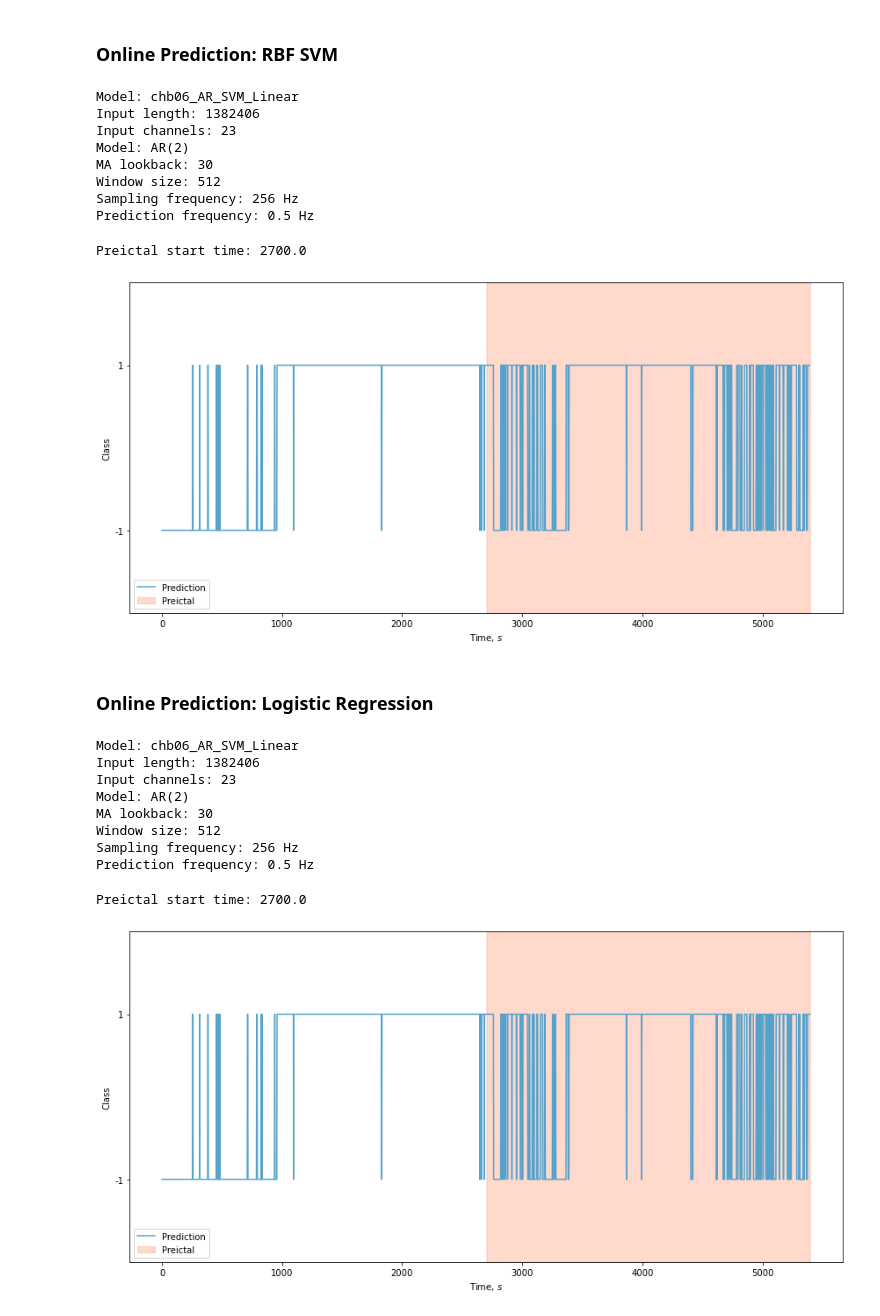
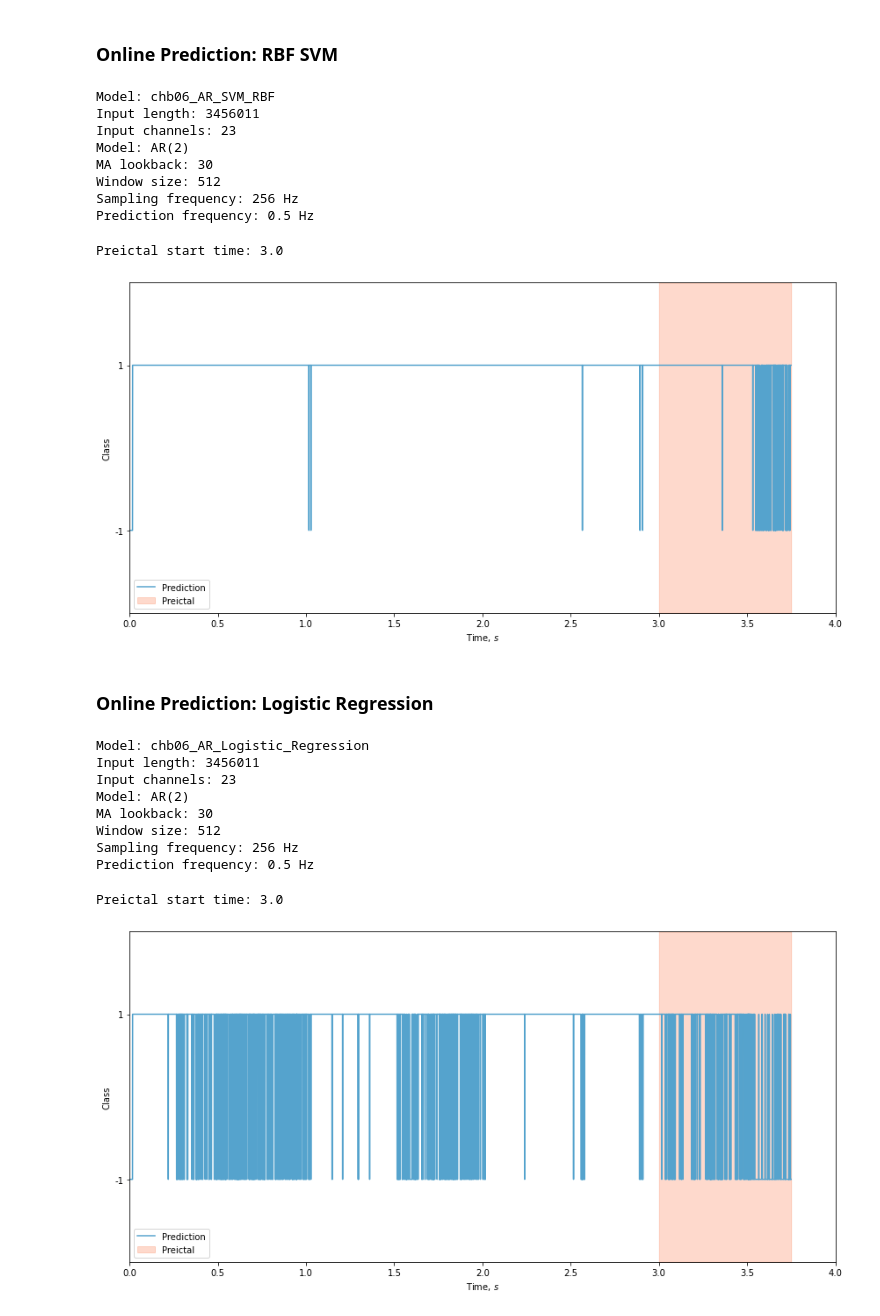
Before and after one commit to samisnotinsane/chbmit-seizure-prediction, a Jupyter notebook: evaluation/chb06_AR_RT.ipynb, the cells around one changed output. Saved outputs shown, nothing was run; the diff lists cells and outputs as text; code cells hidden in the pictures.

Commit message:
Extending chb06 interictal test set

```diff
--- a/evaluation/chb06_AR_RT.ipynb
+++ b/evaluation/chb06_AR_RT.ipynb
@@ -202,7 +209,7 @@ t_s = 1/fs               # Input signal time period
 n_c = X.shape[0]       # Number of EEG electrodes (channels)
 m = 30                   # MA parameter
 
-modelname = f'{case}_AR_SVM_Linear'
+modelname = f'{case}_AR_SVM_RBF'
 modelpath = modelroot + '/' + modelname + '.joblib'
 model = load(modelpath) # load model
 
@@ -215,8 +222,8 @@ print(f'Window size: {N}')
 print(f'Sampling frequency: {fs} Hz')
 print(f'Prediction frequency: {fp} Hz')
 # %% [output]
-Model: chb06_AR_SVM_Linear
-Input length: 1382406
+Model: chb06_AR_SVM_RBF
+Input length: 3456011
 Input channels: 23
 Model: AR(2)
 MA lookback: 30
@@ -274,13 +281,13 @@ a_k = np.array(a_k_list)
 prediction_sig = np.hstack(preds) # online prediction sig
 t = np.arange(0, X.shape[1]) / fs # times for input sig
 X_mean = np.mean(X, axis=0) # input sig, mean over channels
-t_preictal = np.rint(np.max(np.arange(0, interictal_input.shape[1]) / fs))
+t_preictal = np.rint(np.max(np.arange(0, interictal_input.shape[1]) / fs / 3600))
 print('Preictal start time:', t_preictal)
 k = np.hstack(k_list)
-pt = np.arange(0, k.shape[0]) / (fs/N)
+pt = np.arange(0, k.shape[0]) / (fs/N) / 3600
 ar_mean = np.mean(a_h_k, axis=1)
 # %% [output]
-Preictal start time: 2700.0
+Preictal start time: 3.0
 # %%
 # online predictor response
 plt.figure(figsize=(12,6))
@@ -292,6 +299,7 @@ ax.fill_between(pt, 0, 1, where=pt > t_preictal, color='#fc8257', alpha=0.3, tra
 tickpos = [-1,1] # show only classes: -1 and 1
 plt.yticks(tickpos,tickpos)
 
+plt.xlim([0,4])
 plt.ylim([-2,2])
 plt.xlabel('Time, $s$')
 plt.ylabel('Class')
@@ -300,7 +308,7 @@ plt.tight_layout()
 plt.savefig(f'./figures/{modelname}_RT.pdf')
 plt.show()
 # %% [output]
-[figure, old version]
+[figure, new version]
 # %% [markdown]
 ### Online Prediction: Logistic Regression
 # %%
@@ -314,7 +322,7 @@ t_s = 1/fs               # Input signal time period
 n_c = X.shape[0]       # Number of EEG electrodes (channels)
 m = 30                   # MA parameter
 
-modelname = f'{case}_AR_SVM_Linear'
+modelname = f'{case}_AR_Logistic_Regression'
 modelpath = modelroot + '/' + modelname + '.joblib'
 model = load(modelpath) # load model
 
@@ -327,8 +335,8 @@ print(f'Window size: {N}')
 print(f'Sampling frequency: {fs} Hz')
 print(f'Prediction frequency: {fp} Hz')
 # %% [output]
-Model: chb06_AR_SVM_Linear
-Input length: 1382406
+Model: chb06_AR_Logistic_Regression
+Input length: 3456011
 Input channels: 23
 Model: AR(2)
 MA lookback: 30
@@ -386,31 +394,31 @@ a_k = np.array(a_k_list)
 prediction_sig = np.hstack(preds) # online prediction sig
 t = np.arange(0, X.shape[1]) / fs # times for input sig
 X_mean = np.mean(X, axis=0) # input sig, mean over channels
-t_preictal = np.rint(np.max(np.arange(0, interictal_input.shape[1]) / fs))
+t_preictal = np.rint(np.max(np.arange(0, interictal_input.shape[1]) / fs / 3600))
 print('Preictal start time:', t_preictal)
 k = np.hstack(k_list)
-pt = np.arange(0, k.shape[0]) / (fs/N)
+pt = np.arange(0, k.shape[0]) / (fs/N) / 3600
 ar_mean = np.mean(a_h_k, axis=1)
 # %% [output]
-Preictal start time: 2700.0
+Preictal start time: 3.0
 # %%
 # online predictor response
 plt.figure(figsize=(12,6))
 
 sns.set_palette(sns.color_palette('icefire'))
 ax = sns.lineplot(x=pt, y=prediction_sig, label='Prediction')
 ax.fill_between(pt, 0, 1, where=pt > t_preictal, color='#fc8257', alpha=0.3, transform=ax.get_xaxis_transform(), label='Preictal')
-# plt.axvline(x=t_preictal, ls='--', label='Preictal')
 
 tickpos = [-1,1] # show only classes: -1 and 1
 plt.yticks(tickpos,tickpos)
 
+plt.xlim([0,4])
 plt.ylim([-2,2])
 plt.xlabel('Time, $s$')
 plt.ylabel('Class')
 plt.legend(loc=3)
 plt.tight_layout()
 plt.savefig(f'./figures/{modelname}_RT.pdf')
 plt.show()
 # %% [output]
-[figure, old version]
+[figure, new version]
```
Also changed, not shown: parts of 7 cells of this notebook, 12 other files.
